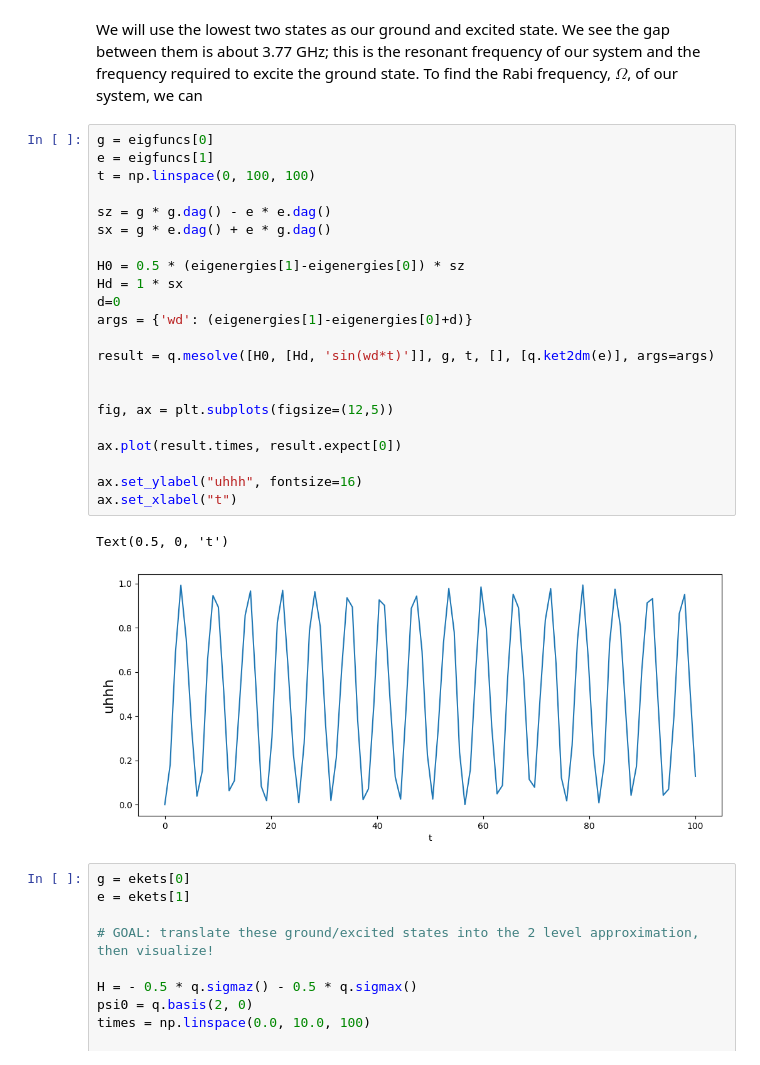
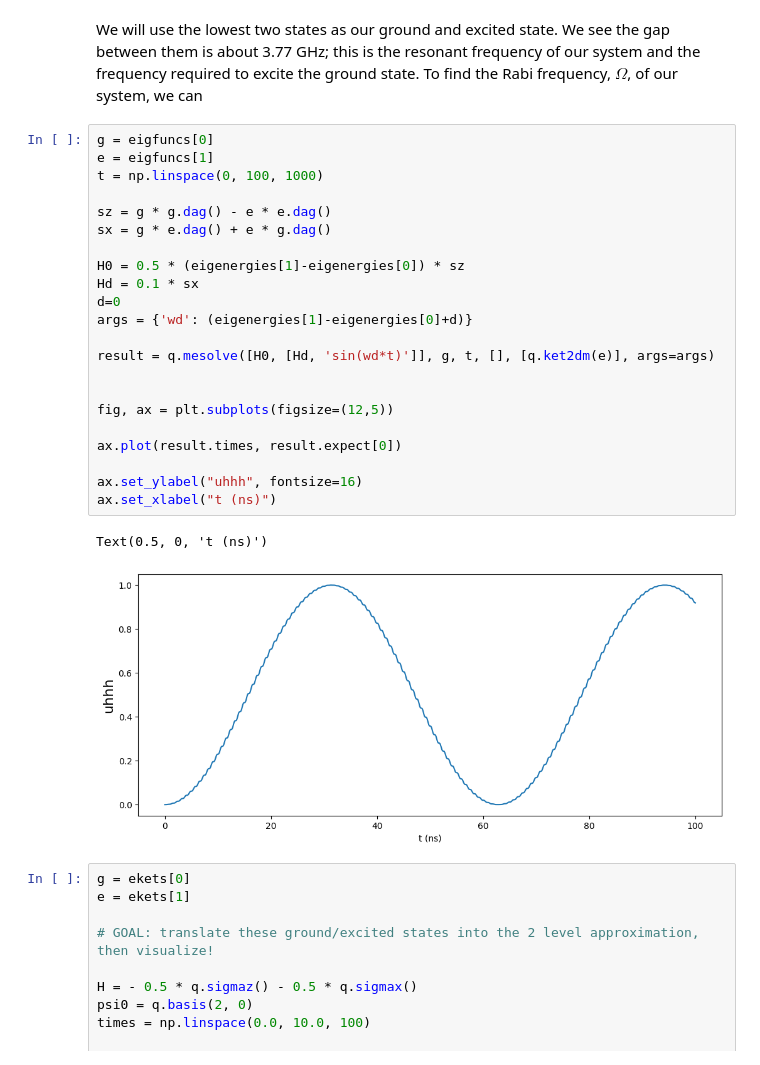
Before and after one commit to Khosmos3/Superconducting-Qubits, a Jupyter notebook: transmon_dynamics.ipynb, the cells around one changed output. Drawn from its saved outputs; the diff is of its cells as text.

```diff
--- a/transmon_dynamics.ipynb
+++ b/transmon_dynamics.ipynb
@@ -138,28 +138,28 @@ We will use the lowest two states as our ground and excited state. We see the ga
 # %%
 g = eigfuncs[0]
 e = eigfuncs[1]
-t = np.linspace(0, 100, 100)
+t = np.linspace(0, 100, 1000)
 
 sz = g * g.dag() - e * e.dag()
 sx = g * e.dag() + e * g.dag()
 
 H0 = 0.5 * (eigenergies[1]-eigenergies[0]) * sz
-Hd = 1 * sx
+Hd = 0.1 * sx
 d=0
 args = {'wd': (eigenergies[1]-eigenergies[0]+d)}
 
 result = q.mesolve([H0, [Hd, 'sin(wd*t)']], g, t, [], [q.ket2dm(e)], args=args)
 
 
 fig, ax = plt.subplots(figsize=(12,5))
 
 ax.plot(result.times, result.expect[0])
 
 ax.set_ylabel("uhhh", fontsize=16)
-ax.set_xlabel("t")
+ax.set_xlabel("t (ns)")
 # %% [output]
-Text(0.5, 0, 't')
+Text(0.5, 0, 't (ns)')
-[figure, old version]
+[figure, new version]
 # %%
 g = ekets[0]
 e = ekets[1]
```
